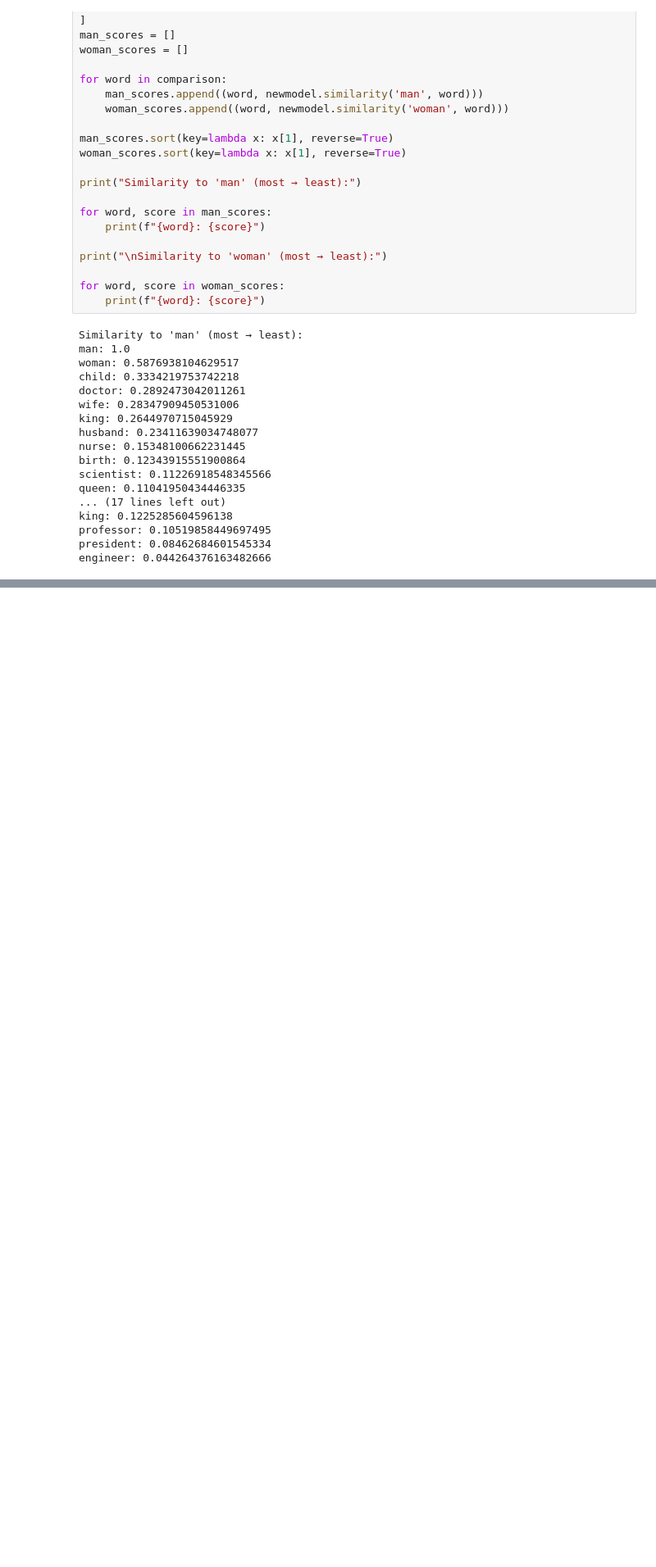
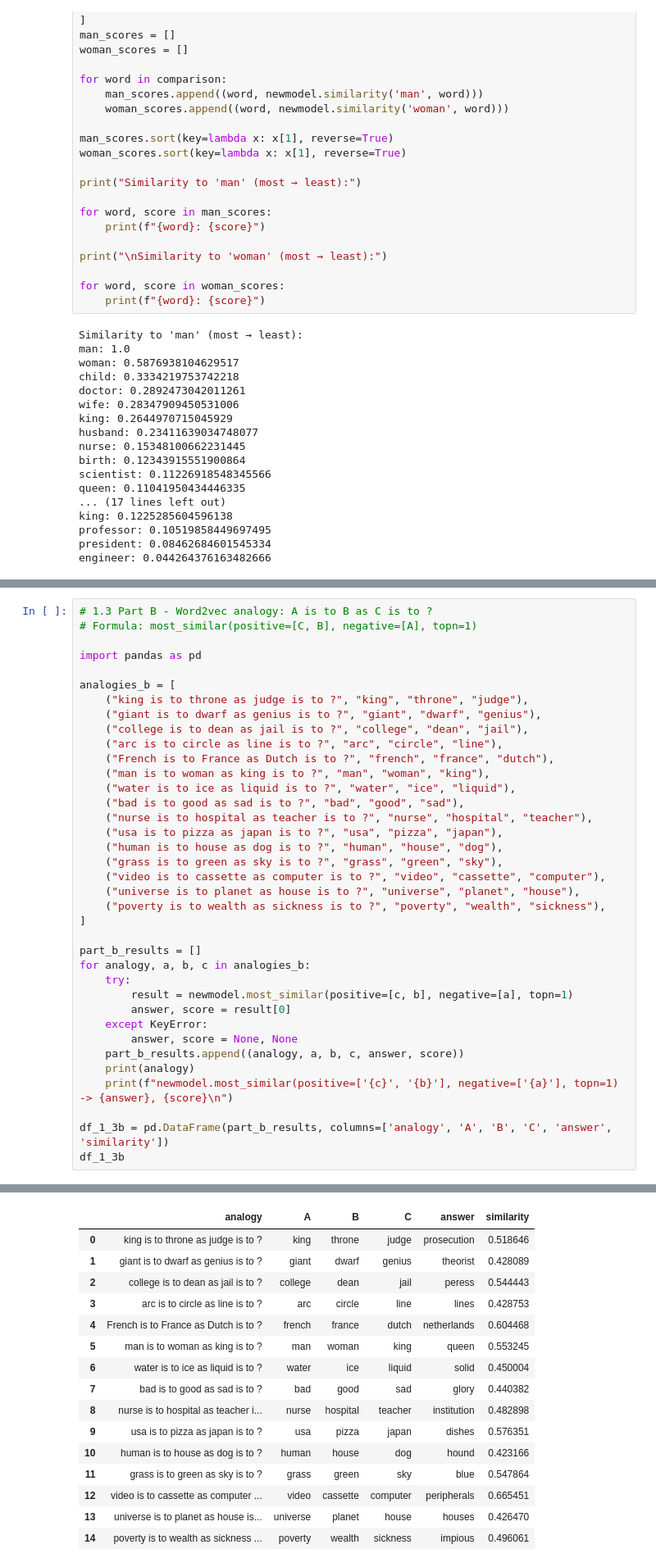
Before and after one commit to lukeckk/CS6603_2026_Summer, a Jupyter notebook: Project_AI_ML_Part_2/notebook_part2.ipynb, the cells around one changed output, grey strips where cells are left out. Shown at 82% size. Cells and saved outputs as stored; diff of their text form; blank space fills up the shorter version.

Commit message:
completed part 1

```diff
--- a/Project_AI_ML_Part_2/notebook_part2.ipynb
+++ b/Project_AI_ML_Part_2/notebook_part2.ipynb
@@ -64,0 +273,38 @@ engineer: 0.044264376163482666
+# %%
+# 1.3 Part B - Word2vec analogy: A is to B as C is to ?
+# Formula: most_similar(positive=[C, B], negative=[A], topn=1)
+
+import pandas as pd
+
+analogies_b = [
+    ("king is to throne as judge is to ?", "king", "throne", "judge"),
+    ("giant is to dwarf as genius is to ?", "giant", "dwarf", "genius"),
+    ("college is to dean as jail is to ?", "college", "dean", "jail"),
+    ("arc is to circle as line is to ?", "arc", "circle", "line"),
+    ("French is to France as Dutch is to ?", "french", "france", "dutch"),
+    ("man is to woman as king is to ?", "man", "woman", "king"),
+    ("water is to ice as liquid is to ?", "water", "ice", "liquid"),
+    ("bad is to good as sad is to ?", "bad", "good", "sad"),
+    ("nurse is to hospital as teacher is to ?", "nurse", "hospital", "teacher"),
+    ("usa is to pizza as japan is to ?", "usa", "pizza", "japan"),
+    ("human is to house as dog is to ?", "human", "house", "dog"),
+    ("grass is to green as sky is to ?", "grass", "green", "sky"),
+    ("video is to cassette as computer is to ?", "video", "cassette", "computer"),
+    ("universe is to planet as house is to ?", "universe", "planet", "house"),
+    ("poverty is to wealth as sickness is to ?", "poverty", "wealth", "sickness"),
+]
+
+part_b_results = []
+for analogy, a, b, c in analogies_b:
+    try:
+        result = newmodel.most_similar(positive=[c, b], negative=[a], topn=1)
+        answer, score = result[0]
+    except KeyError:
+        answer, score = None, None
+    part_b_results.append((analogy, a, b, c, answer, score))
+    print(analogy)
+    print(f"newmodel.most_similar(positive=['{c}', '{b}'], negative=['{a}'], topn=1) -> {answer}, {score}\n")
+
+df_1_3b = pd.DataFrame(part_b_results, columns=['analogy', 'A', 'B', 'C', 'answer', 'similarity'])
+df_1_3b
+# %% [output]
@@ -64,0 +328,16 @@ engineer: 0.044264376163482666
+|  | analogy | A | B | C | answer | similarity |
+| 0 | king is to throne as judge is to ? | king | throne | judge | prosecution | 0.518646 |
+| 1 | giant is to dwarf as genius is to ? | giant | dwarf | genius | theorist | 0.428089 |
+| 2 | college is to dean as jail is to ? | college | dean | jail | peress | 0.544443 |
+| 3 | arc is to circle as line is to ? | arc | circle | line | lines | 0.428753 |
+| 4 | French is to France as Dutch is to ? | french | france | dutch | netherlands | 0.604468 |
+| 5 | man is to woman as king is to ? | man | woman | king | queen | 0.553245 |
+| 6 | water is to ice as liquid is to ? | water | ice | liquid | solid | 0.450004 |
+| 7 | bad is to good as sad is to ? | bad | good | sad | glory | 0.440382 |
+| 8 | nurse is to hospital as teacher i... | nurse | hospital | teacher | institution | 0.482898 |
+| 9 | usa is to pizza as japan is to ? | usa | pizza | japan | dishes | 0.576351 |
+| 10 | human is to house as dog is to ? | human | house | dog | hound | 0.423166 |
+| 11 | grass is to green as sky is to ? | grass | green | sky | blue | 0.547864 |
+| 12 | video is to cassette as computer ... | video | cassette | computer | peripherals | 0.665451 |
+| 13 | universe is to planet as house is... | universe | planet | house | houses | 0.426470 |
+| 14 | poverty is to wealth as sickness ... | poverty | wealth | sickness | impious | 0.496061 |
```
Also changed, not shown: parts of 9 cells of this notebook.
